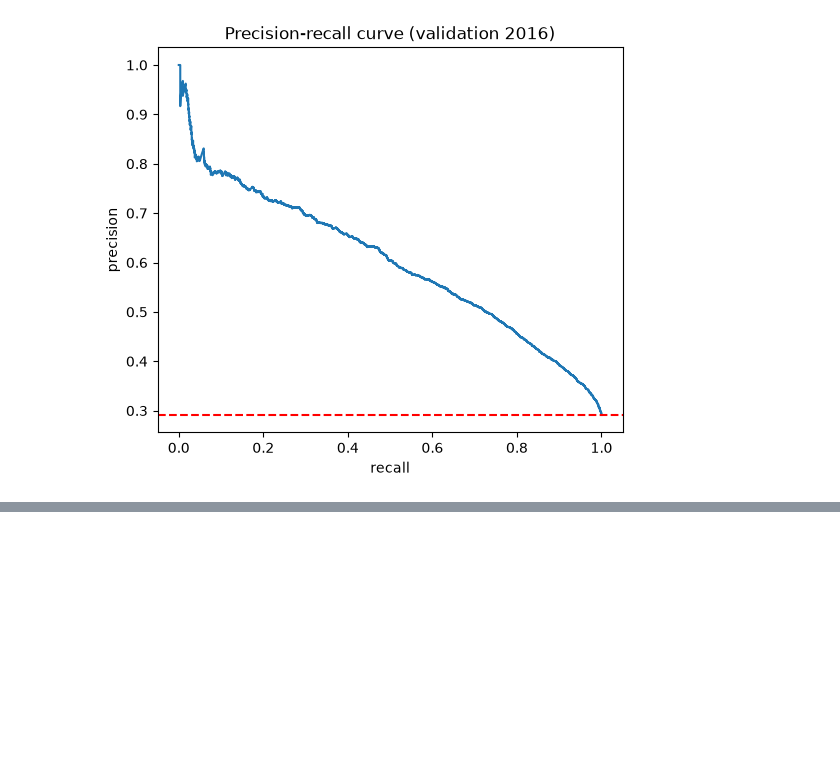
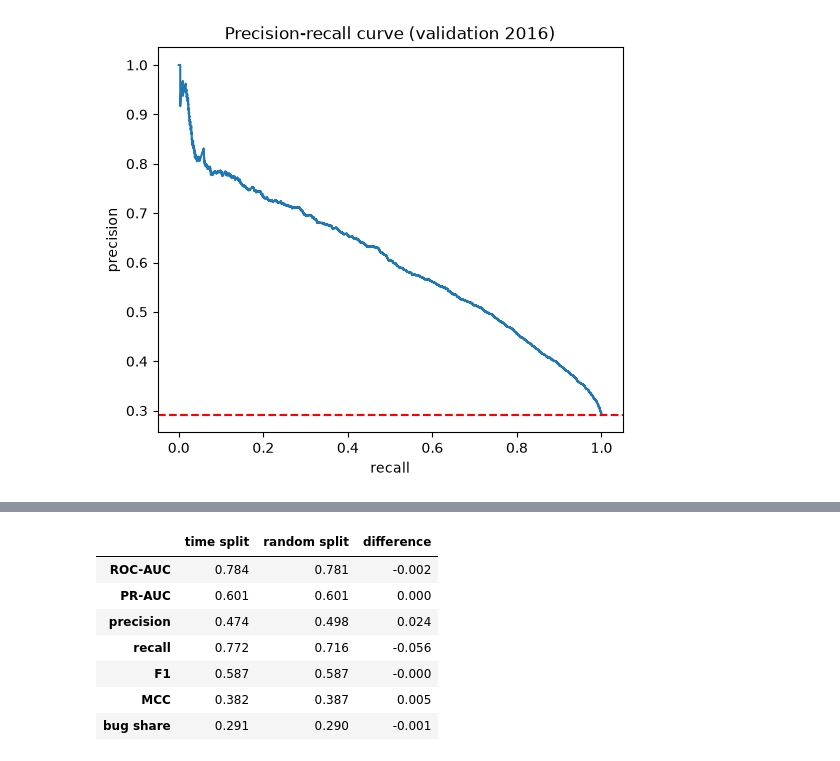
Before and after one commit to hangelaa/commit-wise, a Jupyter notebook: notebooks/02_split_and_baseline.ipynb, the cells around one changed output, grey strips where cells are left out. Saved outputs shown, nothing was run; the diff lists cells and outputs as text; code cells hidden in the pictures; blank space fills up the shorter version.

```diff
--- a/notebooks/02_split_and_baseline.ipynb
+++ b/notebooks/02_split_and_baseline.ipynb
@@ -102,0 +114,29 @@ results.round(4).to_csv("../results/02_baseline_validation.csv")
+# %%
+from sklearn.base import clone
+
+dev = pd.concat([train, validation])
+
+random_rows = []
+for seed in range(5):
+    rand_val = dev.sample(n=len(validation), random_state=seed)
+    rand_train = dev.drop(rand_val.index)
+    model = clone(baseline).fit(rand_train[FEATURES], rand_train[LABEL])
+    proba = model.predict_proba(rand_val[FEATURES])[:, 1]
+    random_rows.append(evaluate(rand_val[LABEL], proba))
+
+random_mean = pd.DataFrame(random_rows).mean()
+comparison = pd.DataFrame({
+    "time split": results["logistic regression"],
+    "random split": random_mean,
+})
+comparison["difference"] = comparison["random split"] - comparison["time split"]
+comparison.round(3)
+# %% [output]
+|  | time split | random split | difference |
+| ROC-AUC | 0.784 | 0.781 | -0.002 |
+| PR-AUC | 0.601 | 0.601 | 0.000 |
+| precision | 0.474 | 0.498 | 0.024 |
+| recall | 0.772 | 0.716 | -0.056 |
+| F1 | 0.587 | 0.587 | -0.000 |
+| MCC | 0.382 | 0.387 | 0.005 |
+| bug share | 0.291 | 0.290 | -0.001 |
```
Also changed, not shown: parts of 3 cells of this notebook, 2 other files.
